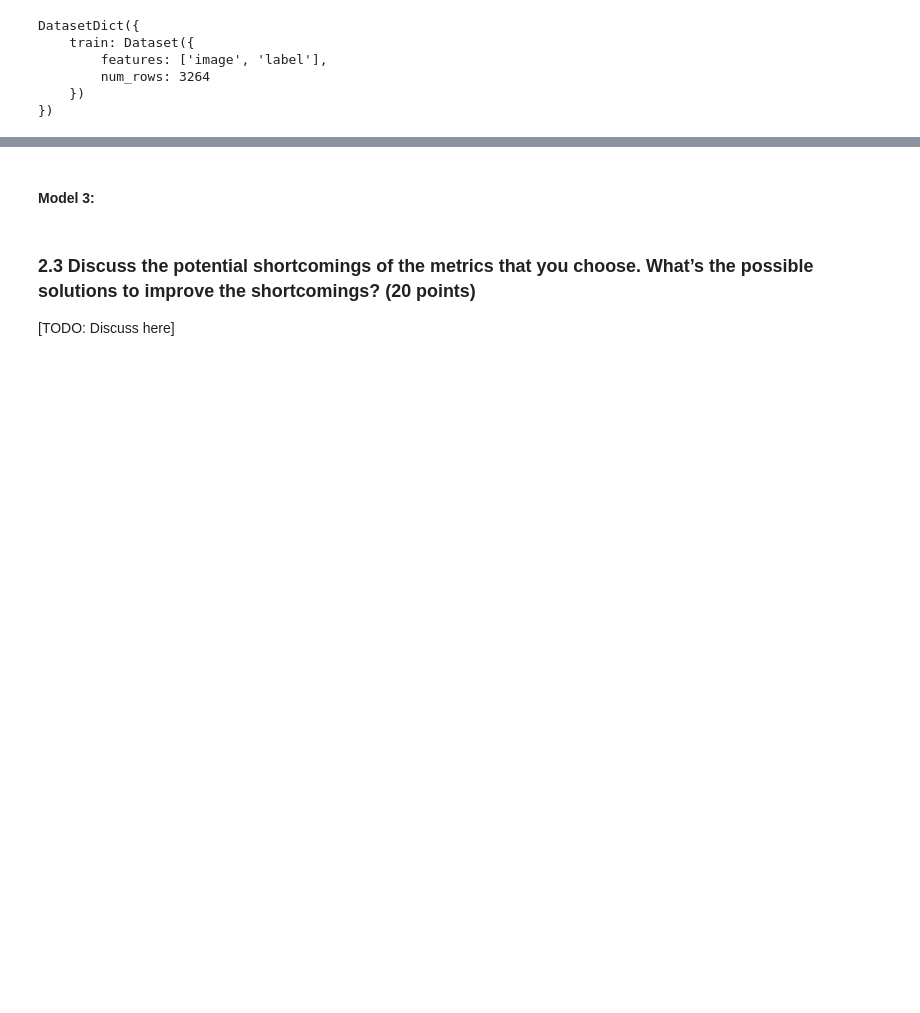
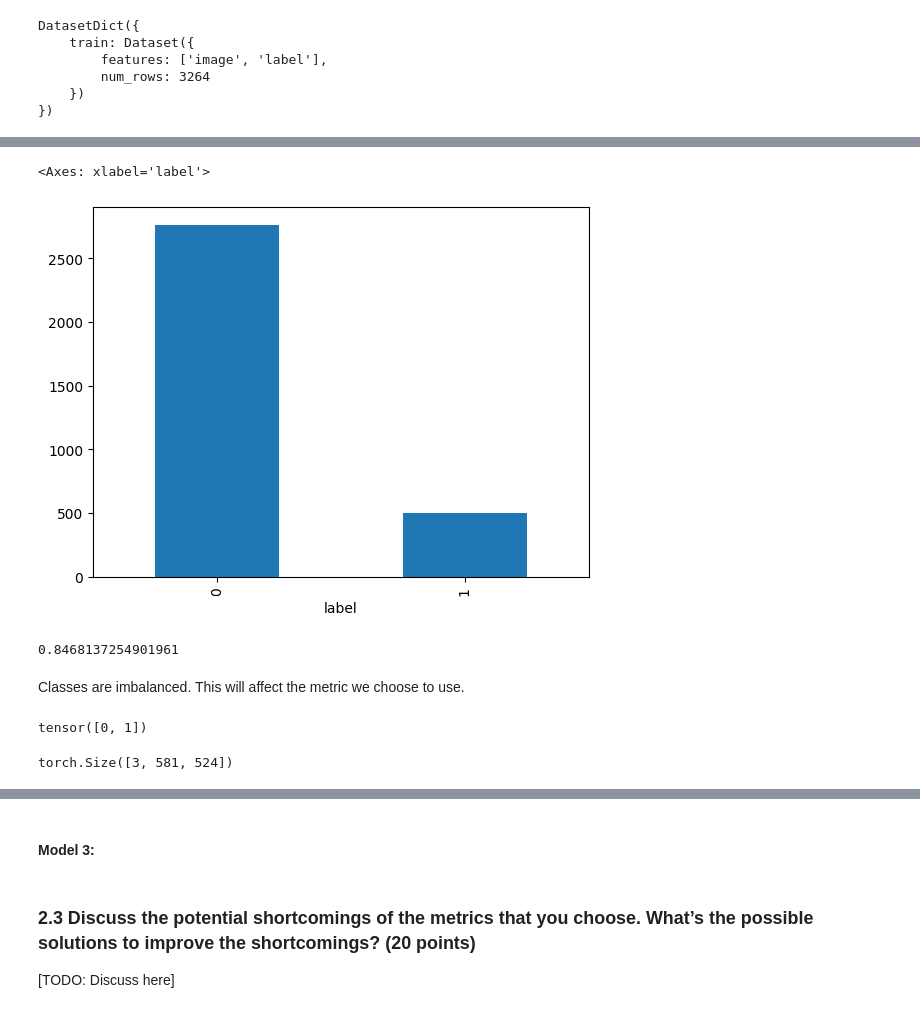
Before and after one commit to trinabrough/deep_learning_PA3, a Jupyter notebook: PA3.ipynb, the cells around one changed output, grey strips where cells are left out. Cells and saved outputs as stored; diff of their text form; code cells hidden in the pictures; blank space fills up the shorter version.

```diff
--- a/PA3.ipynb
+++ b/PA3.ipynb
@@ -149,3 +187,7 @@ DatasetDict({
         num_rows: 3264
     })
 })
+# %%
+
+df = pd.DataFrame(dataset['train'])
+df
@@ -151,0 +208,16 @@ DatasetDict({
+# %%
+#Want this to be a binary classification - original labels are multi-class: 0, 1, 3 are types of tumors, 2 is no tumor
+df['label'] = [1 if lbl == 2 else 0 for lbl in df['label']]
+# %%
+df['label'].value_counts().plot.bar()
+# %% [output]
+<Axes: xlabel='label'>
+[figure, added]
+# %%
+classes = df['label'].value_counts()
+baseline = classes[0] / classes.sum()
+baseline
+# %% [output]
+0.8468137254901961
+# %% [markdown]
+Classes are imbalanced. This will affect the metric we choose to use.
@@ -151,0 +232,11 @@ DatasetDict({
+# %%
+labels_tensor.unique()
+# %% [output]
+tensor([0, 1])
+# %%
+##TODO: delete - for learning purposes
+#torch and normalize and split
+transform = transforms.ToTensor()
+transform(df['image'].iloc[3]).shape
+# %% [output]
+torch.Size([3, 581, 524])
```
Also changed, not shown: parts of 16 cells of this notebook.
